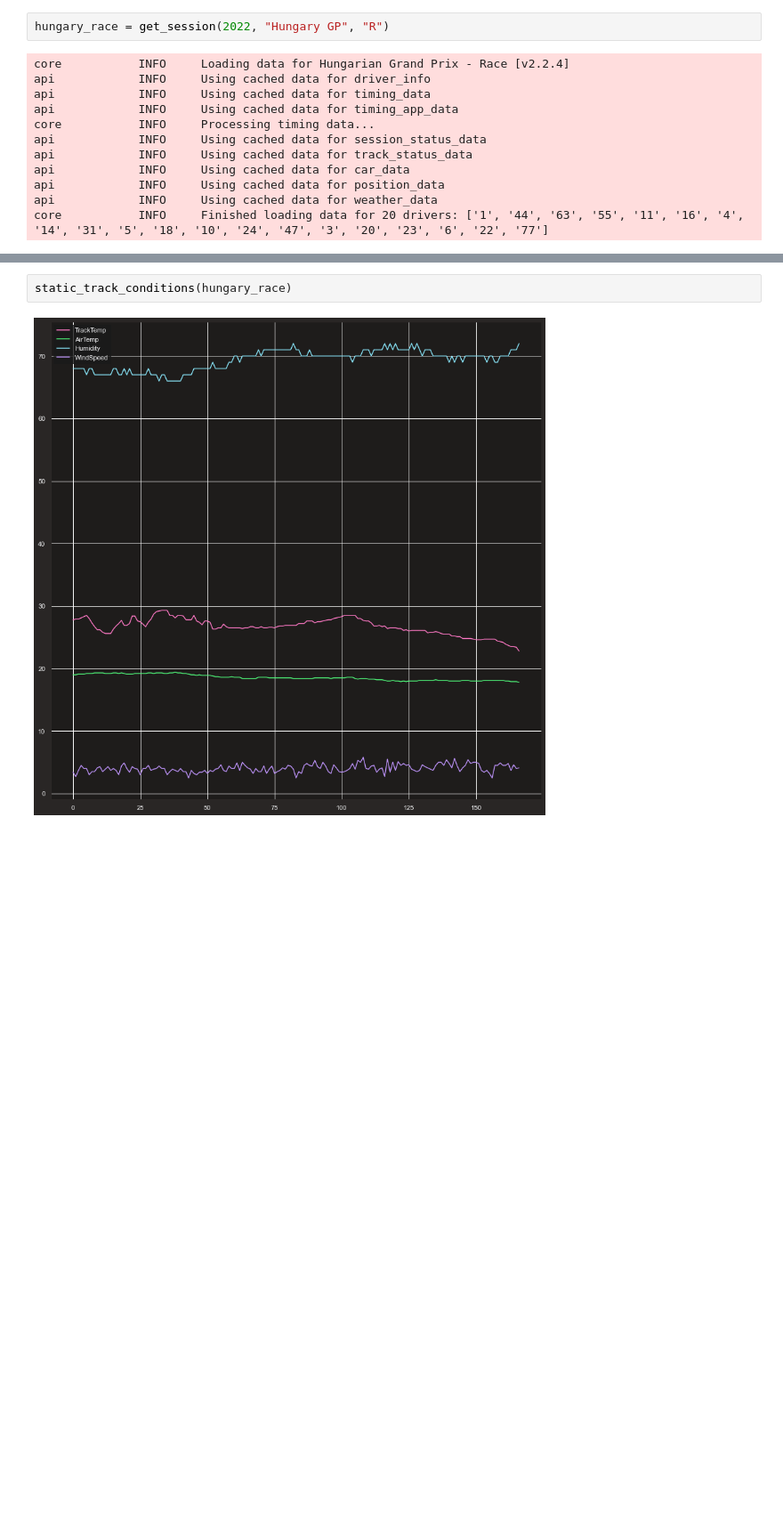
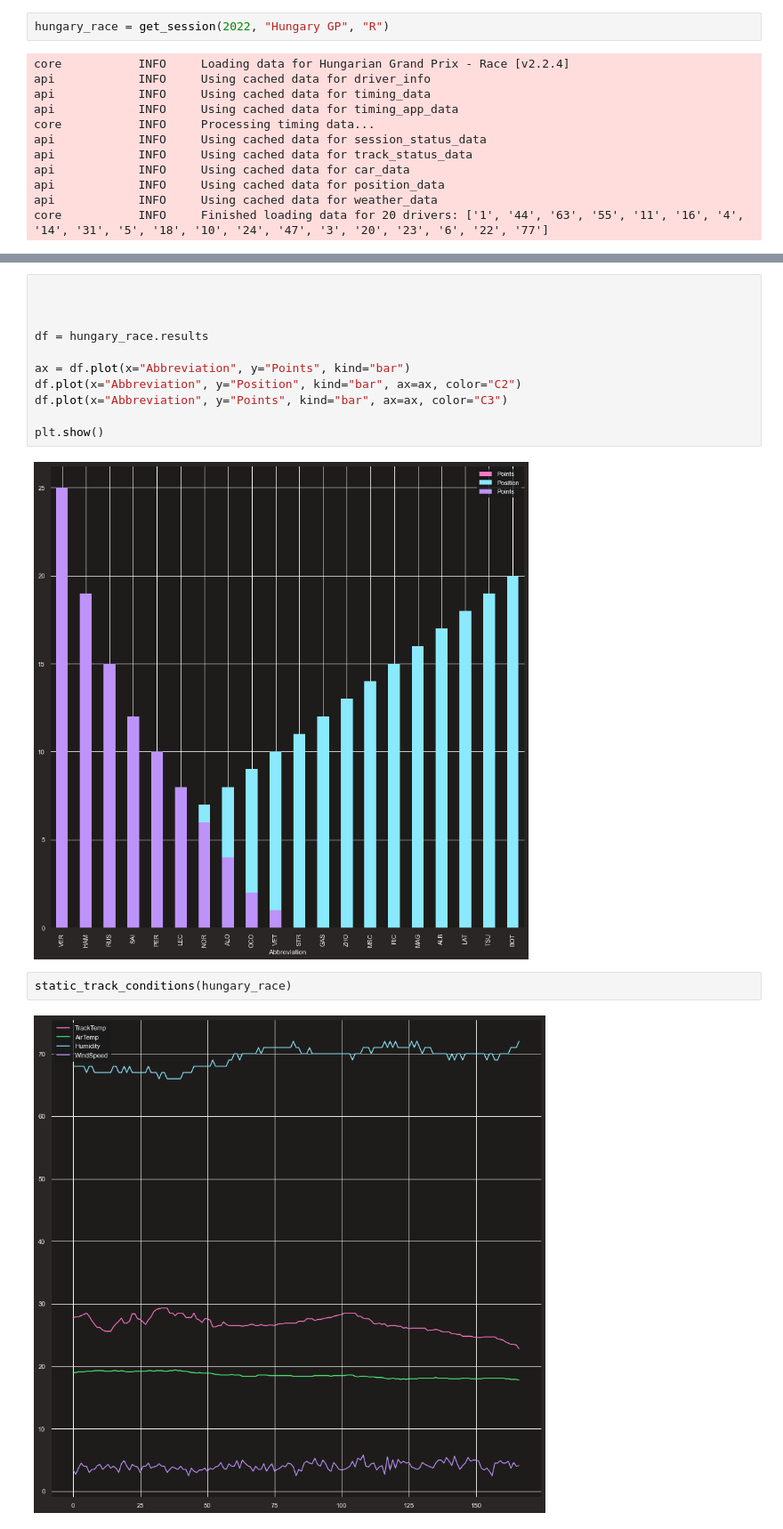
Before and after one commit to CamStevens15/F1_2022_race_analytics, a Jupyter notebook: Code_Analysis/Hungary_GP.ipynb, the cells around one changed output, grey strips where cells are left out. Shown at 89% size. Drawn from its saved outputs; the diff is of its cells as text; blank space fills up the shorter version.

```diff
--- a/Code_Analysis/Hungary_GP.ipynb
+++ b/Code_Analysis/Hungary_GP.ipynb
@@ -90,3 +99,16 @@ plt.show()
+# %%
+
+
+
+df = hungary_race.results
+
+ax = df.plot(x="Abbreviation", y="Points", kind="bar")
+df.plot(x="Abbreviation", y="Position", kind="bar", ax=ax, color="C2")
+df.plot(x="Abbreviation", y="Points", kind="bar", ax=ax, color="C3")
+
+plt.show()
+# %% [output]
+[figure, added]
 # %%
 static_track_conditions(hungary_race)
 # %% [output]
```
Also changed, not shown: parts of 6 cells of this notebook.
